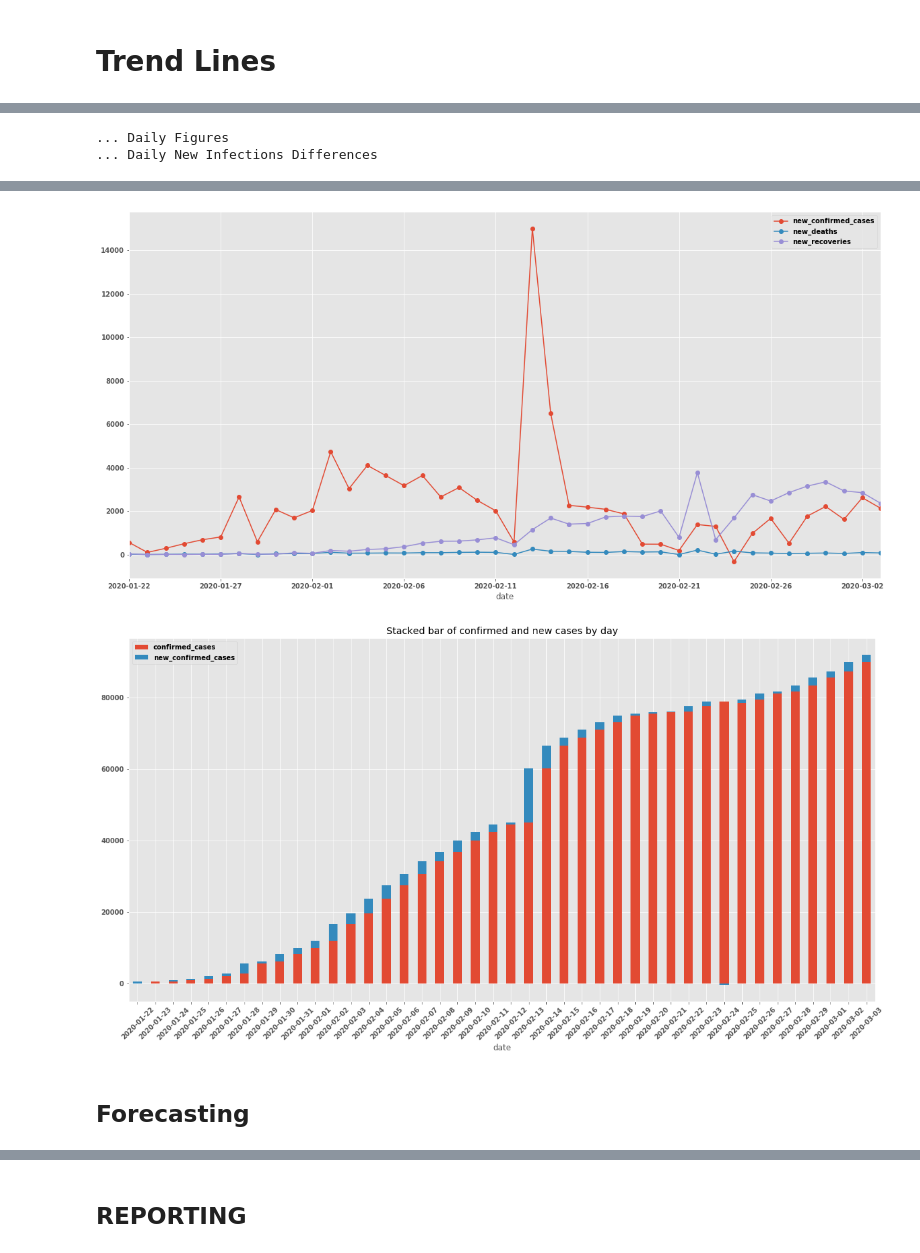
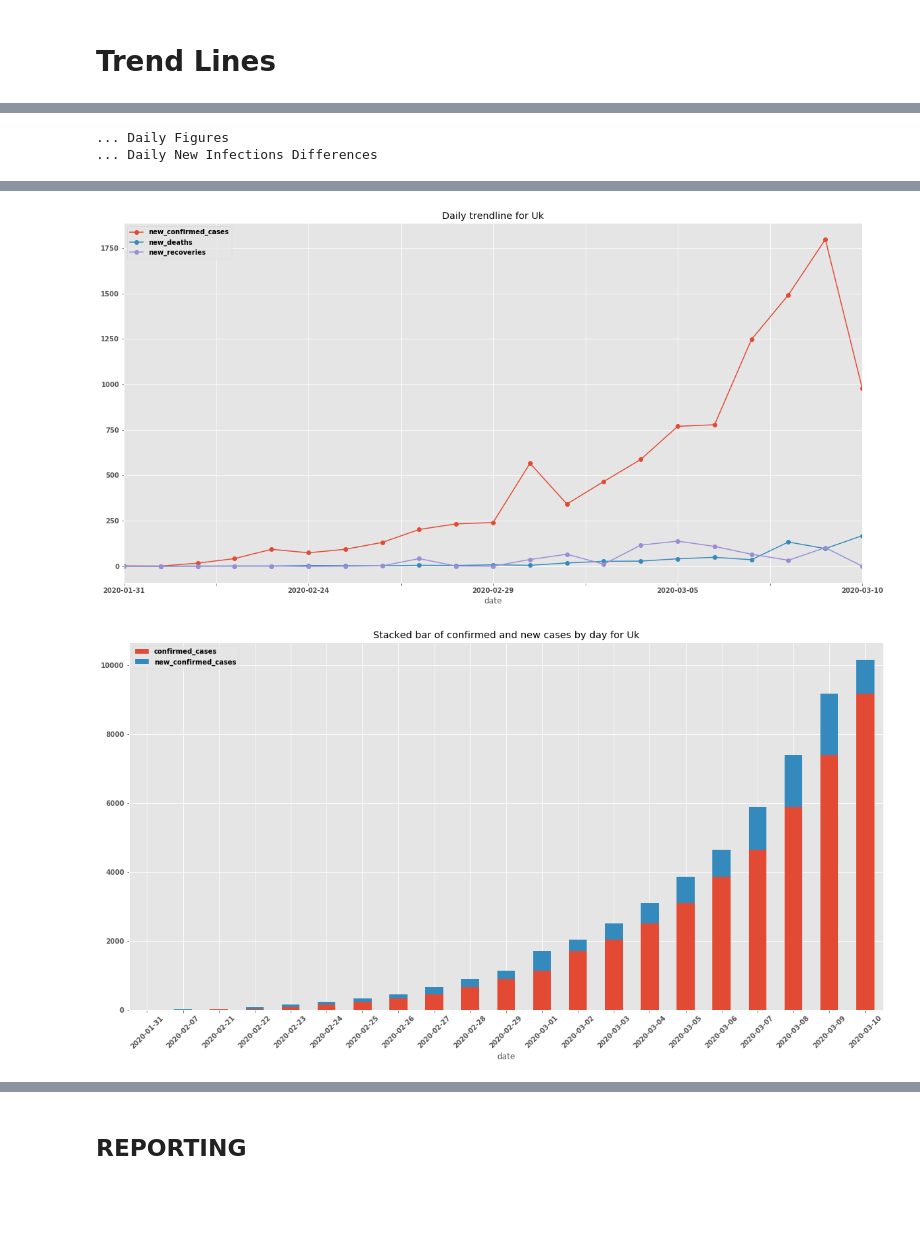
Before and after one commit to AaronWard/covidify, a Jupyter notebook: notebooks/data_exploration.ipynb, the cells around one changed output, grey strips where cells are left out. Cells and saved outputs as stored; diff of their text form; code cells hidden in the pictures; blank space fills up the shorter version.

```diff
--- a/notebooks/data_exploration.ipynb
+++ b/notebooks/data_exploration.ipynb
@@ -18,11 +18,12 @@ plt.rc('font', **font)
 plt.style.use('ggplot')
 # %%
 # Dynamic parameters
-data_dir  = '../data/' + str(datetime.date(datetime.now()))
+data_dir  = './data/' + str(datetime.date(datetime.now()))
 agg_file  = 'agg_data_{}.parquet.gzip'.format(datetime.date(datetime.now()))
 trend_file  = 'trend_{}.csv'.format(datetime.date(datetime.now()))
 report  = 'report_{}.xlsx'.format(datetime.date(datetime.now()))
 
+COUNTRY = 'Uk'
 
 
 print(trend_file)
@@ -31,6 +32,8 @@ print(trend_file)
 agg_df = pd.read_parquet(os.path.join(data_dir, agg_file))
 daily_df = pd.read_csv(os.path.join(data_dir, trend_file))
 
+# daily_df.new_confirmed_cases = daily_df.new_confirmed_cases.abs()
+
 #Create place to save diagrams
 image_dir = './images/'
 if not os.path.exists(image_dir):
@@ -43,4 +46,16 @@ for col in ['confirmed', 'deaths', 'recovered']:
     agg_df[col] = agg_df[col].replace('', 0).astype(int)
 # %% [markdown]
 # Trend Lines
+# %%
+def create_title(fig_title, country):
+    if country:
+        return fig_title + ' for ' + country
+    else:
+        return fig_title
+
+def create_save_file(col, country, graph_type):
+    if country:
+        return '{}_{}_{}.png'.format(country, col, graph_type)
+    else:
+        return '{}_{}.png'.format(col, graph_type)
 # %%
@@ -102,10 +119,10 @@ print('... Daily Figures')
 # Daily Figures Data Plots
 daily_figures_cols = ['new_confirmed_cases', 'new_deaths', 'new_recoveries', 'currently_infected']
 for col, rgb in zip(daily_figures_cols, ['tomato', 'lightblue', 'mediumpurple', 'green']):
-    create_bar(daily_df, col, rgb)
+    create_bar(daily_df, col, rgb, COUNTRY)
 
 # Trend line for new cases
-create_trend_line(daily_df, 'new_confirmed_cases', 'new_deaths', 'new_recoveries')
+create_trend_line(daily_df, 'new_confirmed_cases', 'new_deaths', 'new_recoveries', 'Daily trendline', COUNTRY)
 
 
 print('... Daily New Infections Differences')
@@ -113,7 +130,7 @@ new_df = pd.DataFrame([])
 new_df['date'] = daily_df['date']
 new_df['confirmed_cases'] = agg_df.groupby(['date']).confirmed.sum().values - daily_df.new_confirmed_cases
 new_df['new_confirmed_cases'] = daily_df.new_confirmed_cases
-create_stacked_bar(new_df, 'new_confirmed_cases', 'confirmed_cases', "Stacked bar of confirmed and new cases by day")
+create_stacked_bar(new_df, 'new_confirmed_cases', 'confirmed_cases', "Stacked bar of confirmed and new cases by day", COUNTRY)
 # %% [output]
 ... Daily Figures
 ... Daily New Infections Differences
@@ -124,4 +141,2 @@ create_stacked_bar(new_df, 'new_confirmed_cases', 'confirmed_cases', "Stacked ba
-[figure, old version]
+[figure, new version]
-[figure, old version]
+[figure, new version]
-# %% [markdown]
-## Forecasting
```
Also changed, not shown: parts of 10 cells of this notebook, 1 other file.
